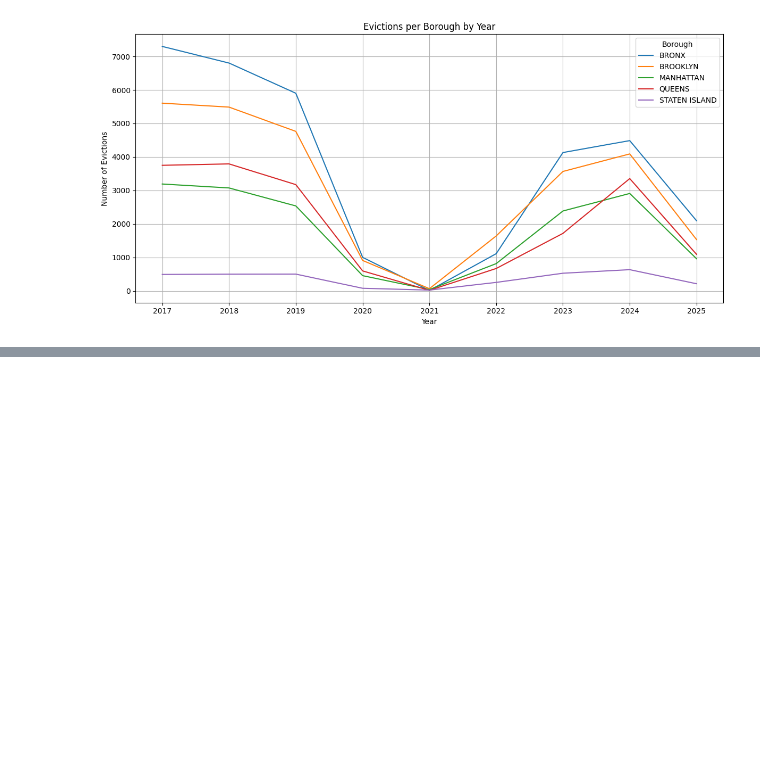
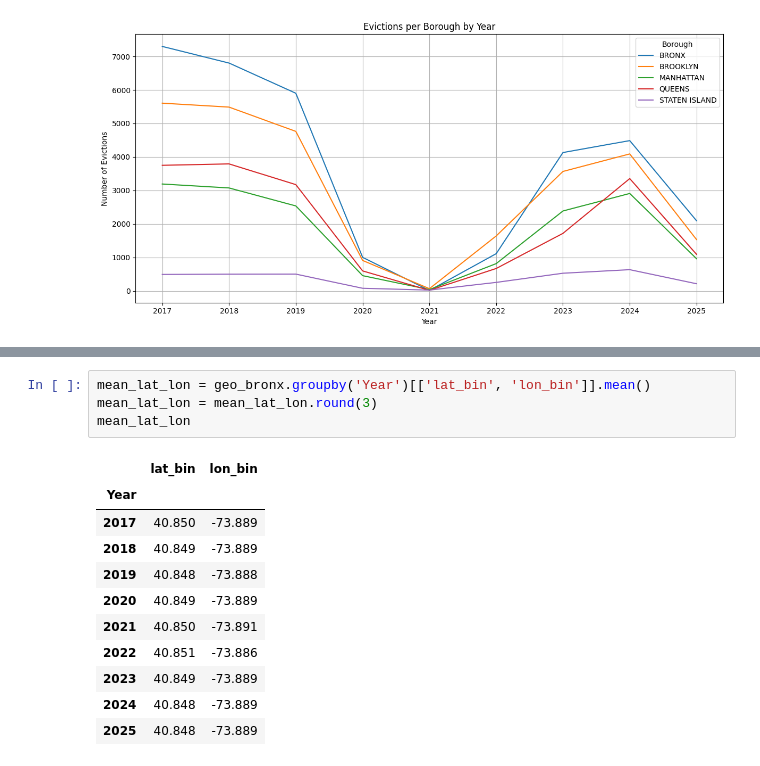
Before and after one commit to derekmesp/STAT3106-Project, a Jupyter notebook: report.ipynb, the cells around one changed output, grey strips where cells are left out. Saved outputs shown, nothing was run; the diff lists cells and outputs as text; blank space fills up the shorter version.

```diff
--- a/report.ipynb
+++ b/report.ipynb
@@ -35,0 +55,16 @@ viz.plot_static_heatmap()
+# %%
+mean_lat_lon = geo_bronx.groupby('Year')[['lat_bin', 'lon_bin']].mean()
+mean_lat_lon = mean_lat_lon.round(3)
+mean_lat_lon
+# %% [output]
+|  | lat_bin | lon_bin |
+| Year |  |  |
+| 2017 | 40.850 | -73.889 |
+| 2018 | 40.849 | -73.889 |
+| 2019 | 40.848 | -73.888 |
+| 2020 | 40.849 | -73.889 |
+| 2021 | 40.850 | -73.891 |
+| 2022 | 40.851 | -73.886 |
+| 2023 | 40.849 | -73.889 |
+| 2024 | 40.848 | -73.889 |
+| 2025 | 40.848 | -73.889 |
```
Also changed, not shown: parts of 6 cells of this notebook.
